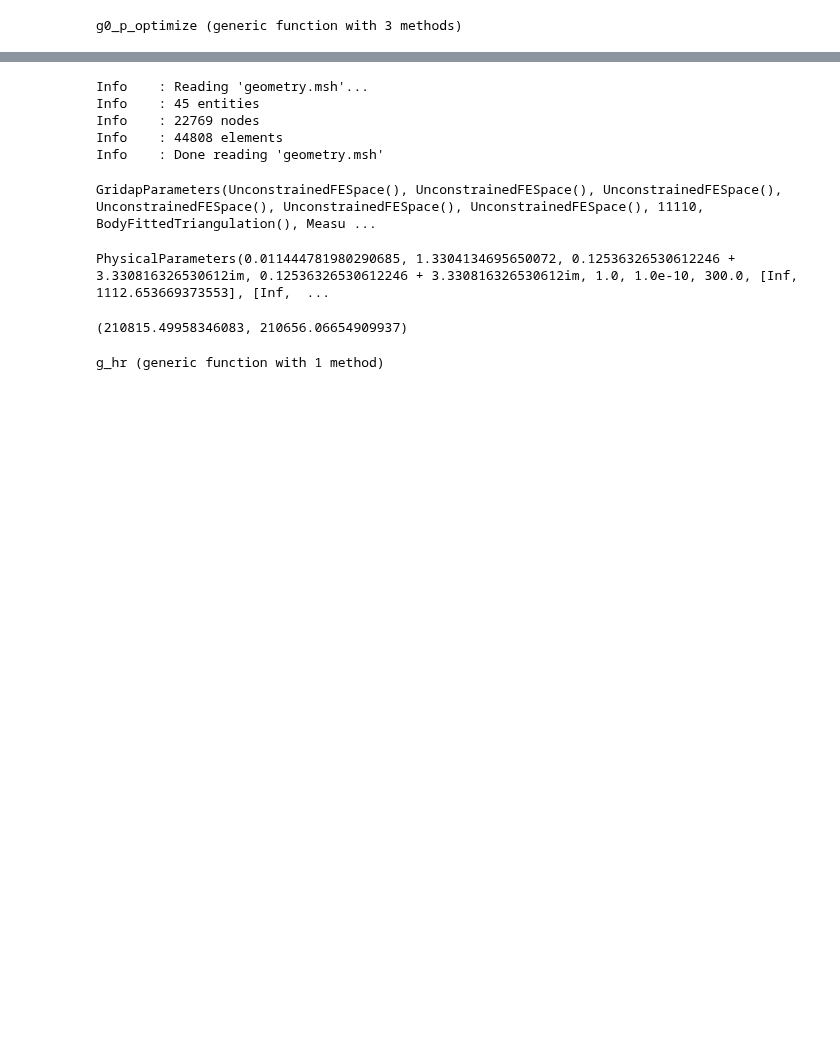
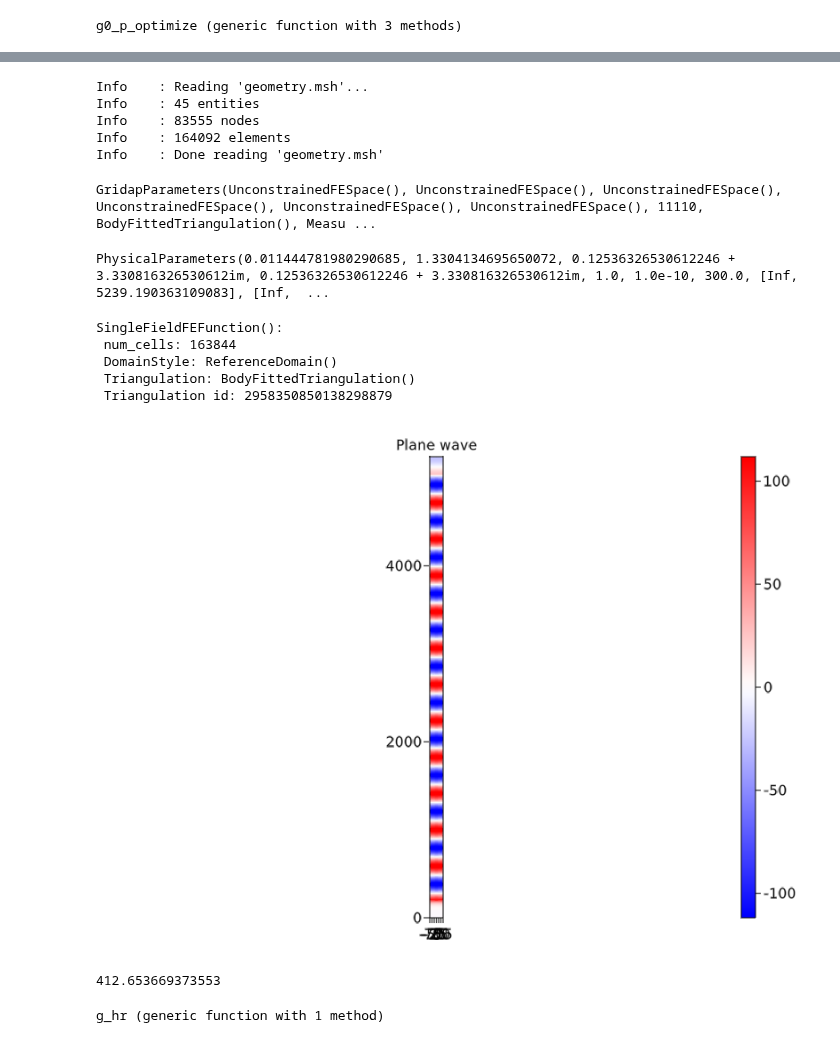
Before and after one commit to WenjieYao/RamanInFluid, a Jupyter notebook: Main.ipynb, the cells around one changed output, grey strips where cells are left out. Cells and saved outputs as stored; diff of their text form; code cells hidden in the pictures; blank space fills up the shorter version.

```diff
--- a/Main.ipynb
+++ b/Main.ipynb
@@ -24,7 +24,8 @@ include(main_path*"Module/Objective.jl")
 # %% [output]
 g0_p_optimize (generic function with 3 methods)
 # %%
-hr = 549/sqrt(1.77)          # Height of Raman molecule
+Nhr = 20
+hr = (Nhr+2) * 549/sqrt(1.77)/2          # Height of Raman molecule
 # Geometry parameters of the mesh
 L = 150           # Length of the normal region
 hair = 500 + hr       # Height of the air region
@@ -117,15 +118,15 @@ gridap = GridapFE(meshfile, 1, 2, ["DirichletEdges", "DirichletNodes"], ["Design
 # %% [output]
 Info    : Reading 'geometry.msh'...
 Info    : 45 entities
-Info    : 22769 nodes
-Info    : 44808 elements
+Info    : 83555 nodes
+Info    : 164092 elements
 Info    : Done reading 'geometry.msh'
 GridapParameters(UnconstrainedFESpace(), UnconstrainedFESpace(), UnconstrainedFESpace(), UnconstrainedFESpace(), UnconstrainedFESpace(), UnconstrainedFESpace(), 11110, BodyFittedTriangulation(), Measu ...
 # %%
 
 material = "Silver"
 n_λ, k_λ = RefractiveIndex(material,main_path)
-λ1 = 532
+λ1 = 549
 λ2 = 549
 nm1 = n_λ(λ1) + 1im * k_λ(λ1)
 nm2 = n_λ(λ2) + 1im * k_λ(λ2)
@@ -169,7 +170,7 @@ phys2 = PhysicalParameters(ω2, nf, nm2, nm2, μ, R, dpml, LHp, LHn, hd)
 # limits!(ax, -L/2, L/2, -phys1.LHn[2], phys1.LHp[2])
 # fig
 # %% [output]
-PhysicalParameters(0.011444781980290685, 1.3304134695650072, 0.12536326530612246 + 3.330816326530612im, 0.12536326530612246 + 3.330816326530612im, 1.0, 1.0e-10, 300.0, [Inf, 1112.653669373553], [Inf,  ...
+PhysicalParameters(0.011444781980290685, 1.3304134695650072, 0.12536326530612246 + 3.330816326530612im, 0.12536326530612246 + 3.330816326530612im, 1.0, 1.0e-10, 300.0, [Inf, 5239.190363109083], [Inf,  ...
 # %%
 kb = 0
 p_init = ones(gridap.np)
@@ -182,18 +183,44 @@ b1_vec = assemble_vector(v->(∫(v)gridap.dΓ_s), gridap.FE_V)
 u1_vec = A1_mat\b1_vec
 u1h = FEFunction(gridap.FE_U, u1_vec)
 
-B_mat = MatrixB(pth, u1h; control, gridap)
-B0_mat = MatrixB0(pth, λ2/nf*0.99, u1h; control, gridap)
-# B1_mat = MatrixB0(2*λ2/nf, u1h; control, gridap)
+# planewave(v) = ∫(v * x->exp(1im*phys1.ω*nf^2*x[2]))gridap.dΩ
+# b_plane = assemble_vector(planewave, gridap.FE_U)
 
-A2_mat = MatrixA(pth, kb; phys=phys2, control, gridap)
-o_vec = VectorO(1, 1; gridap)
-v2_vec = A2_mat'\o_vec
-gp = real(v2_vec' * B_mat * v2_vec)
-g0 = real(v2_vec' * B0_mat * v2_vec)
-gp, g0
+# AE_mat = assemble_matrix(gridap.FE_U, gridap.FE_V) do u, v
+#         ∫(u*v)gridap.dΩ
+# end
+# uh_plane = FEFunction(gridap.FE_U, AE_mat\b_plane)
+
+# B_mat = MatrixB(pth, uh_plane; control, gridap)
+# B0_mat = MatrixB0(pth, λ2/nf, uh_plane; control, gridap)
+# # B1_mat = MatrixB0(2*λ2/nf, u1h; control, gridap)
+
+# A2_mat = MatrixA(pth, kb; phys=phys2, control, gridap)
+# o_vec = VectorO(1, 1; gridap)
+# v2_vec = A2_mat'\o_vec
+# gp = real(v2_vec' * B_mat * v2_vec)
+# g0 = real(v2_vec' * B0_mat * v2_vec)
+# gp, g0
 # %% [output]
-(210815.49958346083, 210656.06654909937)
+SingleFieldFEFunction():
+ num_cells: 163844
+ DomainStyle: ReferenceDomain()
+ Triangulation: BodyFittedTriangulation()
+ Triangulation id: 2958350850138298879
+# %%
+fig, ax, plt = plot(gridap.Ω, real(u1h), colormap = :bwr)
+Colorbar(fig[1,2], plt)
+ax.aspect = AxisAspect(L/(hd+hair))
+ax.title = "Plane wave"
+limits!(ax, -L/2, L/2, 0, hd+hair)
+# save("Results/shape.png", fig)
+fig
+# %% [output]
+[figure, added]
+# %%
+549/sqrt(1.77)
+# %% [output]
+412.653669373553
 # %%
 # p_init_fun(x) = x[2] < 0.6 * hd ? 1 : 0
 # lc_temp(v) = ∫(v * x->p_init_fun(x))gridap.dΩ
```
Also changed, not shown: parts of 6 cells of this notebook, 6 other files.
